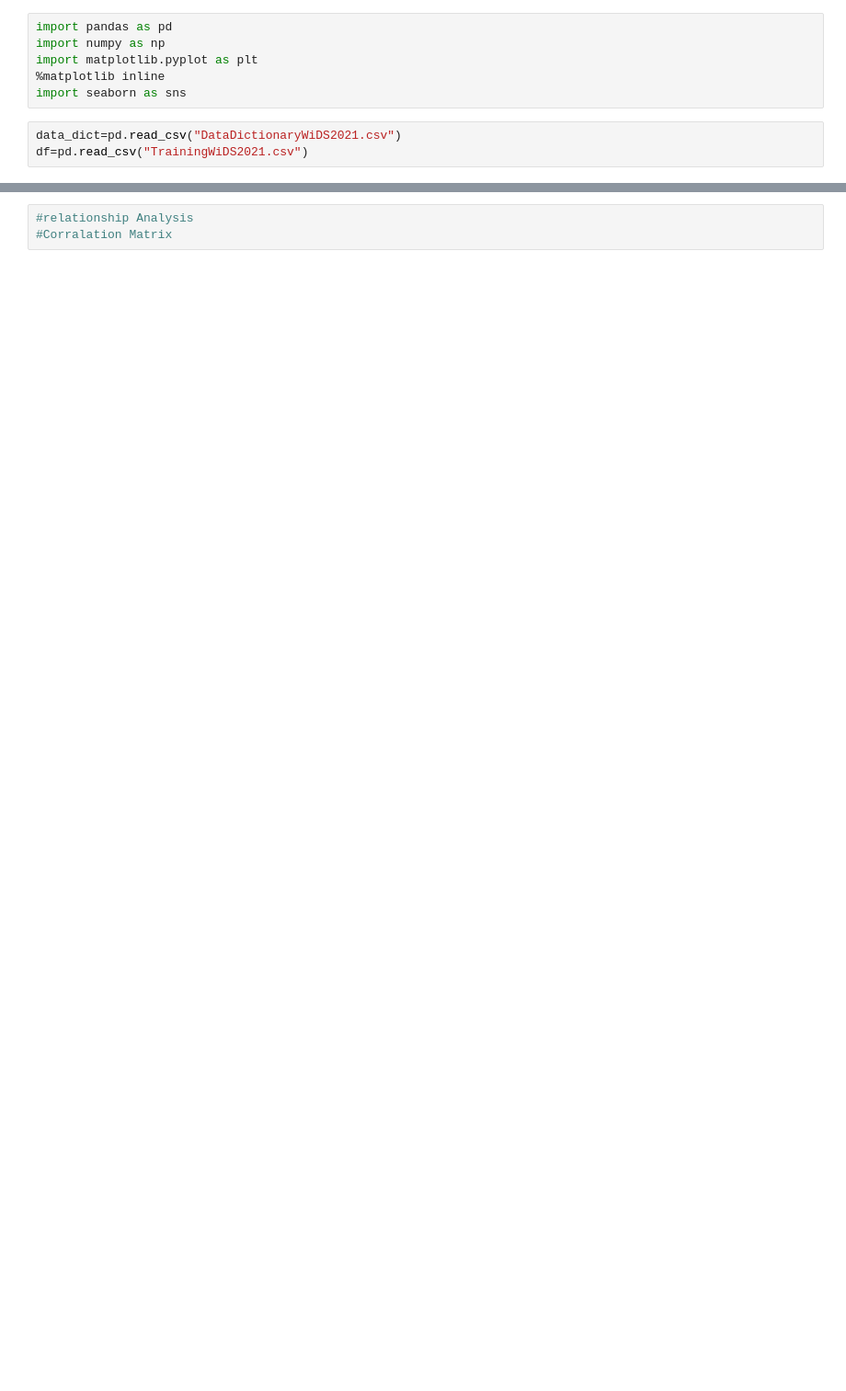
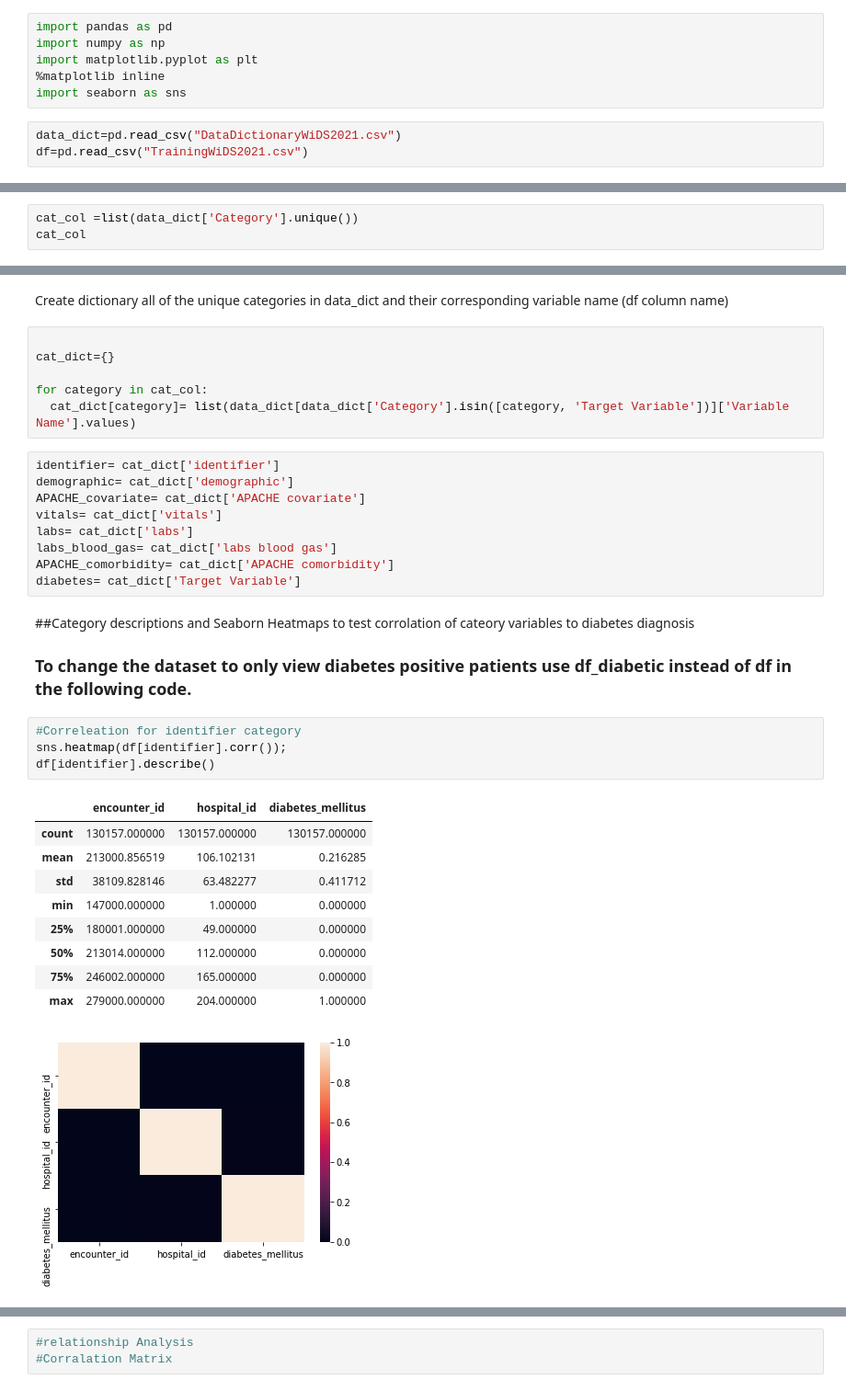
Before and after one commit to K-Hebel/WiDS_Chi, a Jupyter notebook: Exploratory_Analysis.ipynb, the cells around one changed output, grey strips where cells are left out. Shown at 92% size. Cells and saved outputs as stored; diff of their text form; blank space fills up the shorter version.

Commit message:
Corrected dataframe df_diabetic for diabetic positive only and added comments

```diff
--- a/Exploratory_Analysis.ipynb
+++ b/Exploratory_Analysis.ipynb
@@ -188,0 +45,3 @@ Name: ethnicity, dtype: int64
+# %%
+cat_col =list(data_dict['Category'].unique())
+cat_col
@@ -188,0 +57,37 @@ Name: ethnicity, dtype: int64
+# %% [markdown]
+Create dictionary all of the unique categories in data_dict and their corresponding variable name (df column name)
+# %%
+
+cat_dict={}
+
+for category in cat_col:
+  cat_dict[category]= list(data_dict[data_dict['Category'].isin([category, 'Target Variable'])]['Variable Name'].values)
+# %%
+identifier= cat_dict['identifier']
+demographic= cat_dict['demographic']
+APACHE_covariate= cat_dict['APACHE covariate']
+vitals= cat_dict['vitals']
+labs= cat_dict['labs']
+labs_blood_gas= cat_dict['labs blood gas']
+APACHE_comorbidity= cat_dict['APACHE comorbidity']
+diabetes= cat_dict['Target Variable']
+# %% [markdown]
+
+##Category descriptions and Seaborn Heatmaps to test corrolation of cateory variables to diabetes diagnosis
+
+### **To change the dataset to only view diabetes positive patients use df_diabetic instead of df in the following code.**
+# %%
+#Correleation for identifier category
+sns.heatmap(df[identifier].corr());
+df[identifier].describe()
+# %% [output]
+|  | encounter_id | hospital_id | diabetes_mellitus |
+| count | 130157.000000 | 130157.000000 | 130157.000000 |
+| mean | 213000.856519 | 106.102131 | 0.216285 |
+| std | 38109.828146 | 63.482277 | 0.411712 |
+| min | 147000.000000 | 1.000000 | 0.000000 |
+| 25% | 180001.000000 | 49.000000 | 0.000000 |
+| 50% | 213014.000000 | 112.000000 | 0.000000 |
+| 75% | 246002.000000 | 165.000000 | 0.000000 |
+| max | 279000.000000 | 204.000000 | 1.000000 |
+[figure, added]
```
Also changed, not shown: parts of 42 cells of this notebook.
